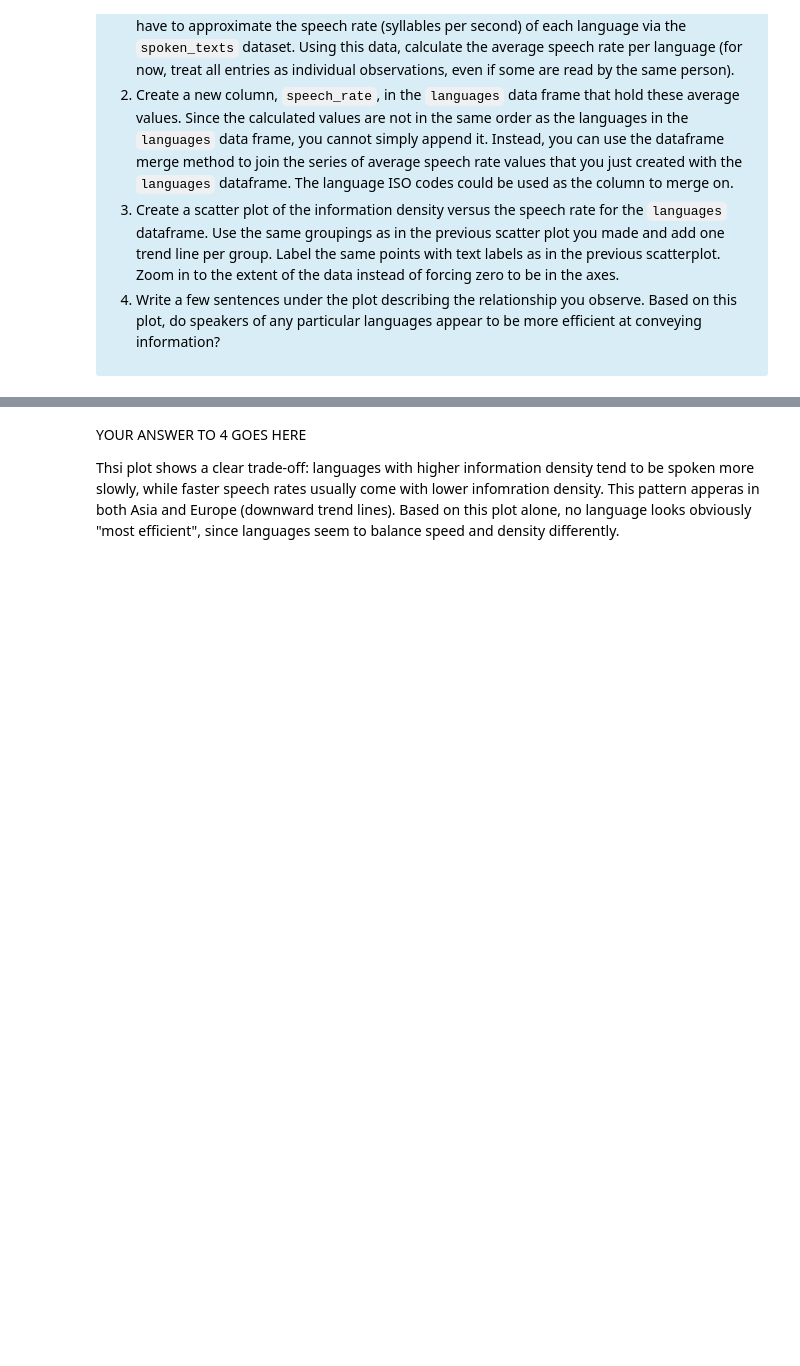
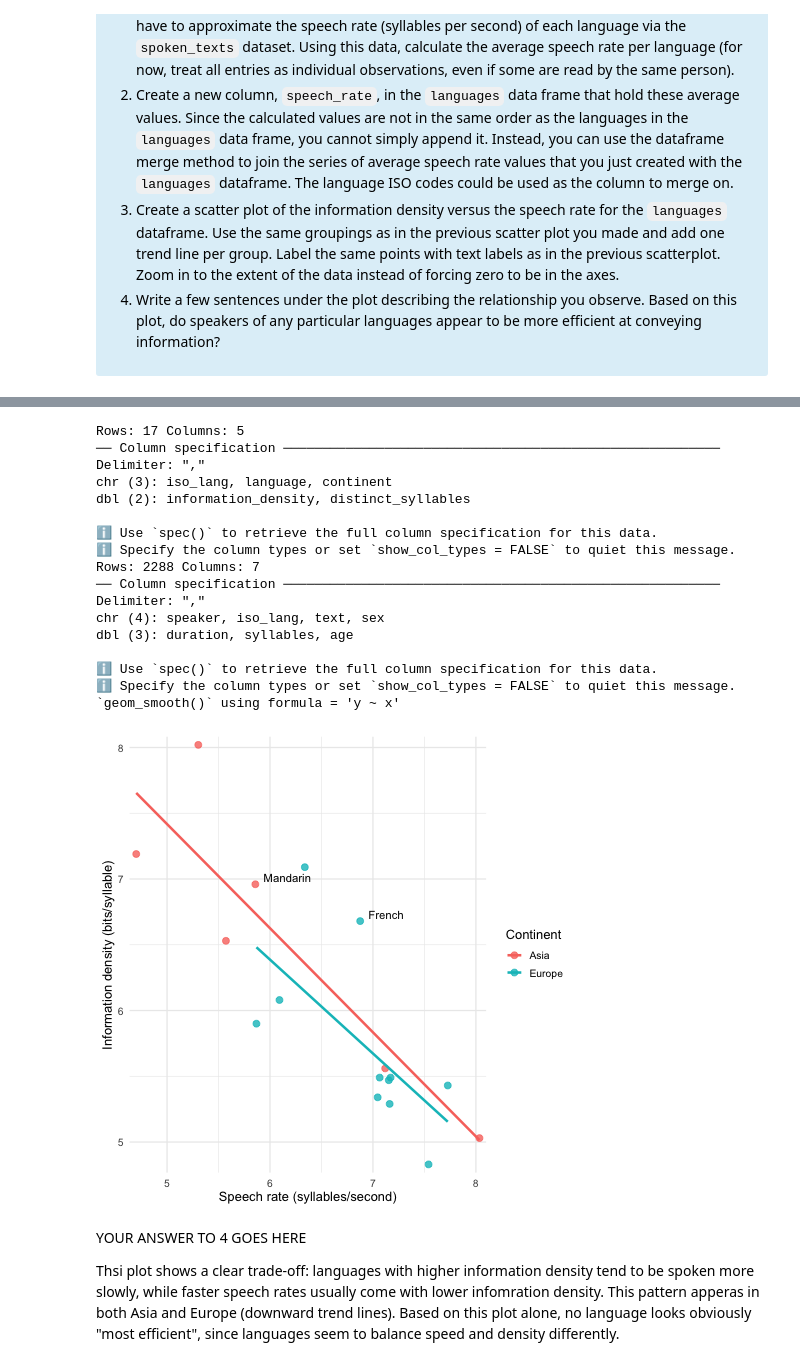
Before and after one commit to ChoWingDev/MDS-2025-26-Data_550_lab4_chowin01, a Jupyter notebook: lab4-Python.ipynb, the cells around one changed output, grey strips where cells are left out. Saved outputs shown, nothing was run; the diff lists cells and outputs as text; code cells hidden in the pictures; blank space fills up the shorter version.

```diff
--- a/lab4-Python.ipynb
+++ b/lab4-Python.ipynb
@@ -285,6 +355,78 @@ labels2 = (
 (base2 + trend2 + labels2).properties(width=750, height=450)
 # %% [output]
 [interactive output not drawn]
+# %%
+%%R
+
+library(readr)
+library(dplyr)
+library(ggplot2)
+
+# read data
+languages_df <- read_csv("languages.csv")
+spoken_df <- read_csv("spoken-texts.csv")
+
+# average speech rate per language (syllables/second)
+speech_rate_by_lang <- spoken_df %>%
+  mutate(speech_rate = syllables / duration) %>%
+  group_by(iso_lang) %>%
+  summarise(speech_rate = mean(speech_rate), .groups = "drop")
+
+# merge into languages_df
+languages_df <- languages_df %>%
+  left_join(speech_rate_by_lang, by = "iso_lang")
+
+# labels
+label_names <- c("Mandarin", "French")
+labels_df <- languages_df %>%
+  filter(language %in% label_names)
+
+# plot
+plot_b <- ggplot(languages_df, aes(x = speech_rate, y = information_density, color = continent)) +
+  geom_point(size = 2.8, alpha = 0.8, na.rm = TRUE) +
+  # one linear trend line per continent
+  geom_smooth(method = "lm", se = FALSE, linewidth = 1.2, na.rm = TRUE) +
+  # label Mandarin and French (geom_text)
+  geom_text(
+    data = labels_df,
+    aes(label = language),
+    color = "black",
+    hjust = 0,
+    nudge_x = 0.08,     # adjust if labels overlap (similar to dx)
+    nudge_y = 0.05,     # adjust if labels overlap (similar to dy)
+    size = 4,
+    na.rm = TRUE
+  ) +
+  labs(
+    x = "Speech rate (syllables/second)",
+    y = "Information density (bits/syllable)",
+    color = "Continent"
+  ) +
+  # zoom to data extent
+  scale_x_continuous(expand = expansion(mult = 0.02)) +
+  scale_y_continuous(expand = expansion(mult = 0.02)) +
+  theme_minimal(base_size = 13)
+
+plot_b
+# %% [output]
+Rows: 17 Columns: 5
+── Column specification ────────────────────────────────────────────────────────
+Delimiter: ","
+chr (3): iso_lang, language, continent
+dbl (2): information_density, distinct_syllables
+
+ℹ Use `spec()` to retrieve the full column specification for this data.
+ℹ Specify the column types or set `show_col_types = FALSE` to quiet this message.
+Rows: 2288 Columns: 7
+── Column specification ────────────────────────────────────────────────────────
+Delimiter: ","
+chr (4): speaker, iso_lang, text, sex
+dbl (3): duration, syllables, age
+
+ℹ Use `spec()` to retrieve the full column specification for this data.
+ℹ Specify the column types or set `show_col_types = FALSE` to quiet this message.
+`geom_smooth()` using formula = 'y ~ x'
+[figure, added]
 # %% [markdown]
 YOUR ANSWER TO 4 GOES HERE
 
```
Also changed, not shown: parts of 3 cells of this notebook, 1 other file.
